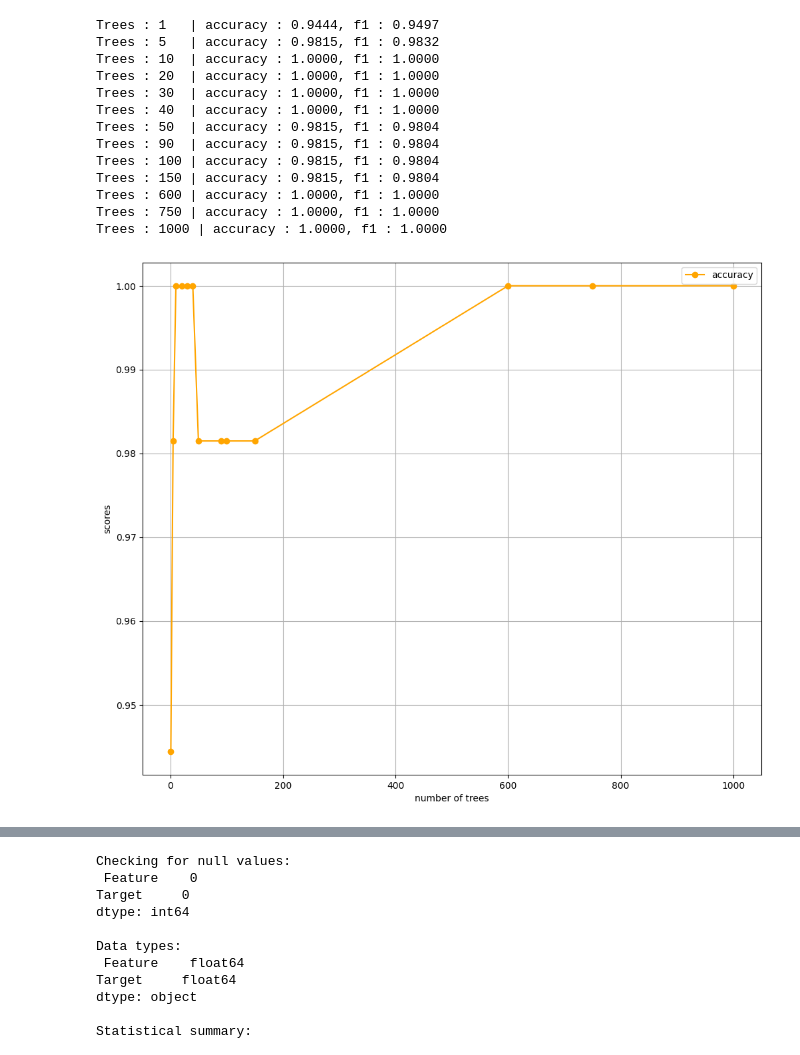
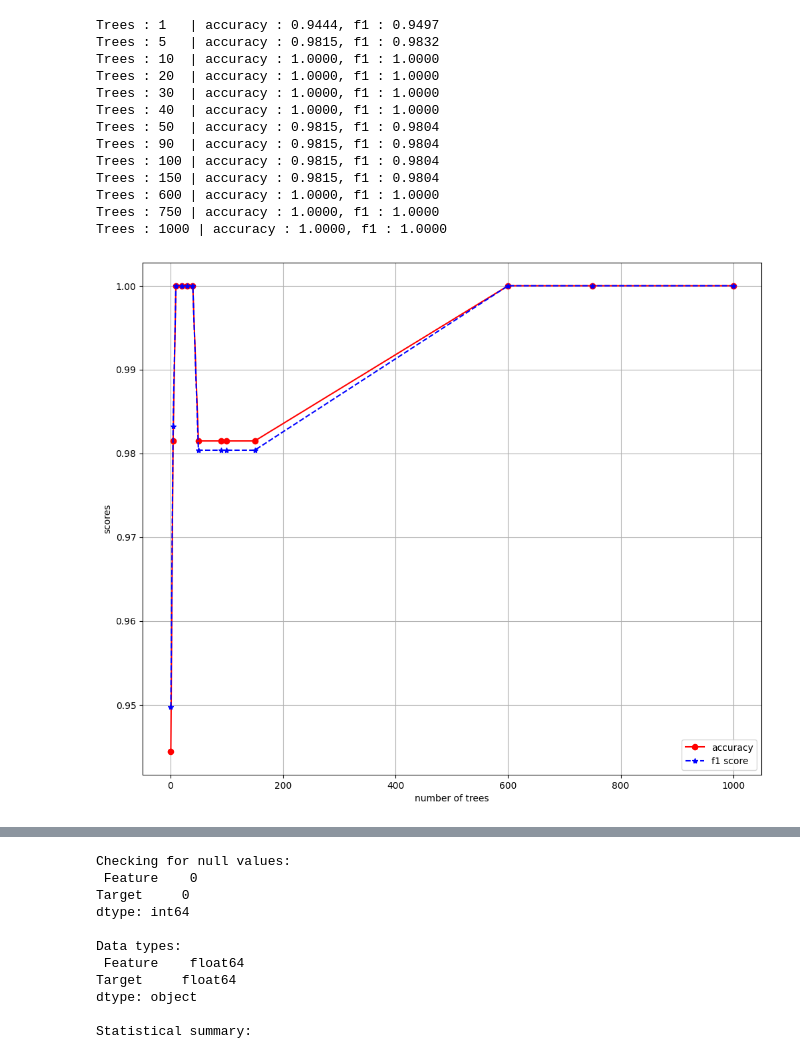
Before and after one commit to Chinmayisr/mllab, a Jupyter notebook: mlLab.ipynb, the cells around one changed output, grey strips where cells are left out. Cells and saved outputs as stored; diff of their text form; code cells hidden in the pictures.

```diff
--- a/mlLab.ipynb
+++ b/mlLab.ipynb
@@ -266,39 +261,33 @@ for n in trees:
   model.fit(x_train,y_train)
   y_pred=model.predict(x_test)
   accuracy=accuracy_score(y_test,y_pred)
   f1s=f1_score(y_test,y_pred,average='macro')
   print(f"Trees : {n:<3} | accuracy : {accuracy:.4f}, f1 : {f1s:.4f}")
   acc.append(accuracy)
   f1.append(f1s)
 
 
 
 plt.figure(figsize=(12,10))
-plt.plot(trees,acc,label='accuracy',color='orange',marker='o')
+plt.plot(trees,acc,label='accuracy',color='red',marker='o')
+plt.plot(trees,f1,label='f1 score',color='blue',marker='*',linestyle="--")
 plt.legend()
 plt.xlabel("number of trees")
 plt.ylabel("scores")
 plt.grid(True)
 plt.show()
-
-plt.figure(figsize=(12,10))
-plt.plot(trees,f1,label='f1 score',color='red',marker='*')
-plt.legend()
-plt.xlabel("number of trees")
-plt.ylabel("scores")
-plt.grid(True)
 # %% [output]
 Trees : 1   | accuracy : 0.9444, f1 : 0.9497
 Trees : 5   | accuracy : 0.9815, f1 : 0.9832
 Trees : 10  | accuracy : 1.0000, f1 : 1.0000
 Trees : 20  | accuracy : 1.0000, f1 : 1.0000
 Trees : 30  | accuracy : 1.0000, f1 : 1.0000
 Trees : 40  | accuracy : 1.0000, f1 : 1.0000
 Trees : 50  | accuracy : 0.9815, f1 : 0.9804
 Trees : 90  | accuracy : 0.9815, f1 : 0.9804
 Trees : 100 | accuracy : 0.9815, f1 : 0.9804
 Trees : 150 | accuracy : 0.9815, f1 : 0.9804
 Trees : 600 | accuracy : 1.0000, f1 : 1.0000
 Trees : 750 | accuracy : 1.0000, f1 : 1.0000
 Trees : 1000 | accuracy : 1.0000, f1 : 1.0000
-[figure, old version]
+[figure, new version]
```
Also changed, not shown: parts of 10 cells of this notebook.
